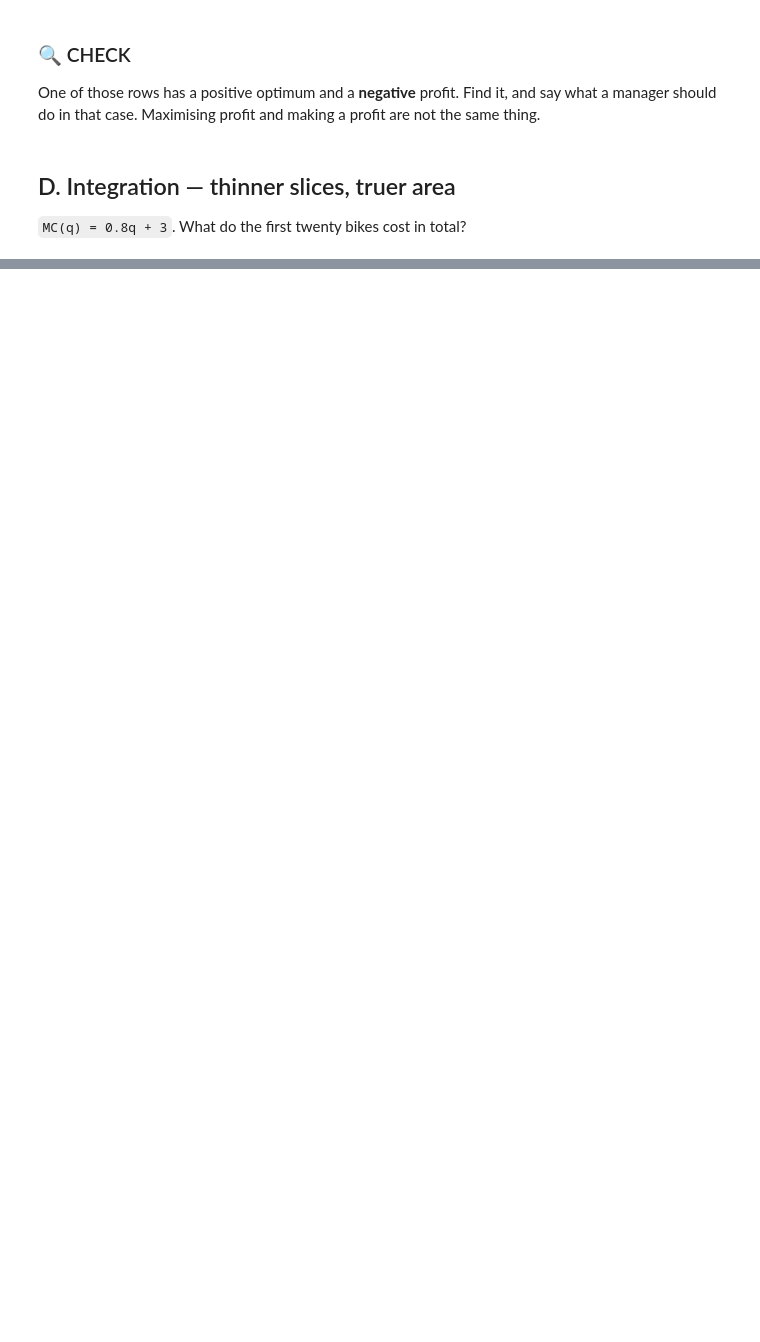
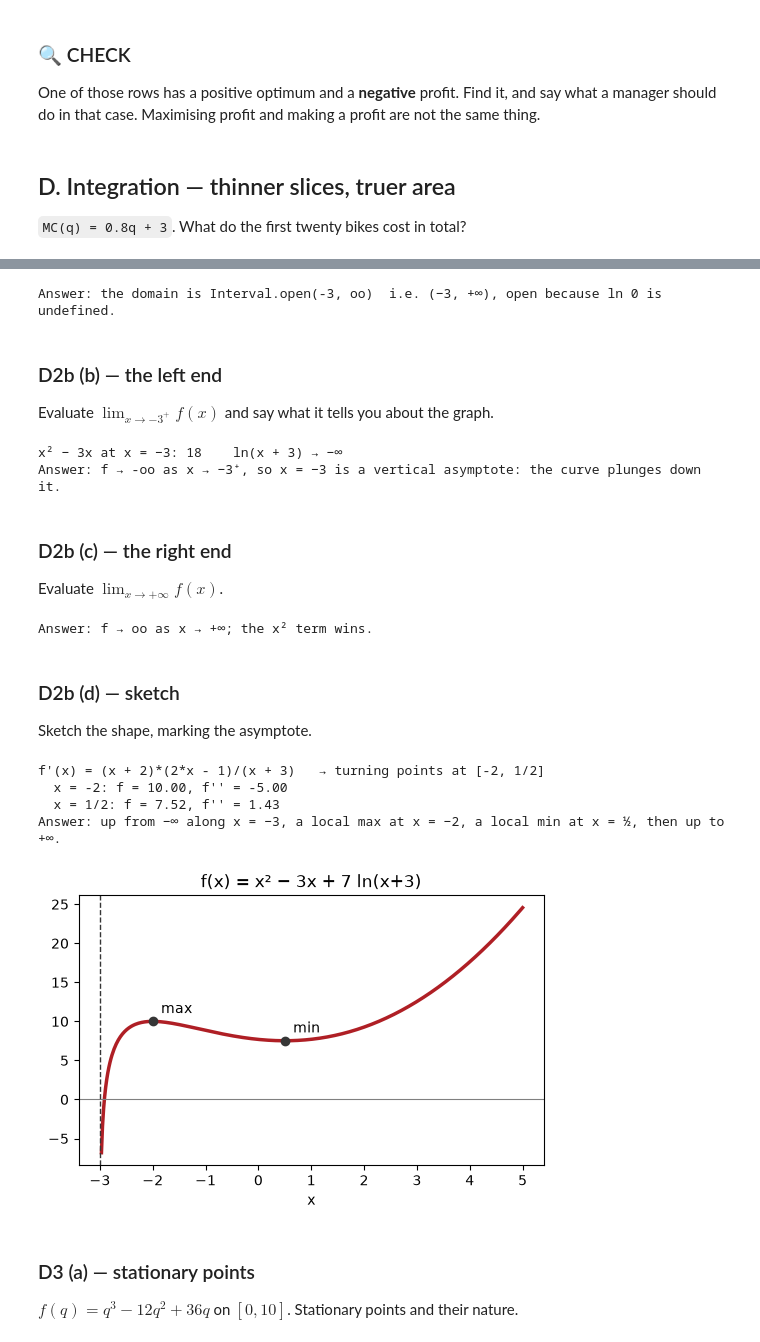
Before and after one commit to NiccoloSalvini/ese-qnb, a Jupyter notebook: week-03/session.ipynb, the cells around one changed output, grey strips where cells are left out. Saved outputs shown, nothing was run; the diff lists cells and outputs as text; code cells hidden in the pictures; blank space fills up the shorter version.

```diff
--- a/week-03/session.ipynb
+++ b/week-03/session.ipynb
@@ -93,0 +225,49 @@ print("π(150) − π(100)  =", pi.subs(q, 150) - pi.subs(q, 100), " ← the sam
+# %%
+f = x**2 - 3*x + 7*sp.log(x + 3)
+# the log needs x + 3 > 0
+dom = sp.solve_univariate_inequality(x + 3 > 0, x, relational=False)
+assert dom == sp.Interval.open(-3, sp.oo)
+print("Answer: the domain is", dom, " i.e. (−3, +∞), open because ln 0 is undefined.")
+# %% [output]
+Answer: the domain is Interval.open(-3, oo)  i.e. (−3, +∞), open because ln 0 is undefined.
+# %% [markdown]
+### D2b (b) — the left end
+Evaluate $\lim_{x\to -3^+} f(x)$ and say what it tells you about the graph.
+# %%
+print("x² − 3x at x = −3:", (x**2 - 3*x).subs(x, -3), "   ln(x + 3) → −∞")
+left = sp.limit(f, x, -3, '+')
+assert left == -sp.oo
+print(f"Answer: f → {left} as x → −3⁺, so x = −3 is a vertical asymptote: the curve plunges down it.")
+# %% [output]
+x² − 3x at x = −3: 18    ln(x + 3) → −∞
+Answer: f → -oo as x → −3⁺, so x = −3 is a vertical asymptote: the curve plunges down it.
+# %% [markdown]
+### D2b (c) — the right end
+Evaluate $\lim_{x\to +\infty} f(x)$.
+# %%
+right = sp.limit(f, x, sp.oo)      # x² dominates the log
+assert right == sp.oo
+print(f"Answer: f → {right} as x → +∞; the x² term wins.")
+# %% [output]
+Answer: f → oo as x → +∞; the x² term wins.
+# %% [markdown]
+### D2b (d) — sketch
+Sketch the shape, marking the asymptote.
+# %%
+# Not asked, but it helps the sketch: where does the curve turn?
+df = sp.factor(sp.together(sp.diff(f, x)))
+turns = sp.solve(df, x)
+print("f'(x) =", df, "  → turning points at", turns)
+for t in turns:
+    print(f"  x = {t}: f = {float(f.subs(x, t)):.2f}, f'' = {float(sp.diff(f, x, 2).subs(x, t)):.2f}")
+print("Answer: up from −∞ along x = −3, a local max at x = −2, a local min at x = ½, then up to +∞.")
+sketch(f, x, -2.97, 5, "f(x) = x² − 3x + 7 ln(x+3)", [(-2, "max"), (sp.Rational(1, 2), "min")], asymptote=-3)
+# %% [output]
+f'(x) = (x + 2)*(2*x - 1)/(x + 3)   → turning points at [-2, 1/2]
+  x = -2: f = 10.00, f'' = -5.00
+  x = 1/2: f = 7.52, f'' = 1.43
+Answer: up from −∞ along x = −3, a local max at x = −2, a local min at x = ½, then up to +∞.
+[figure, added]
+# %% [markdown]
+### D3 (a) — stationary points
+$f(q) = q^3 - 12q^2 + 36q$ on $[0, 10]$. Stationary points and their nature.
```
Also changed, not shown: parts of 68 cells of this notebook, 19 other files.
